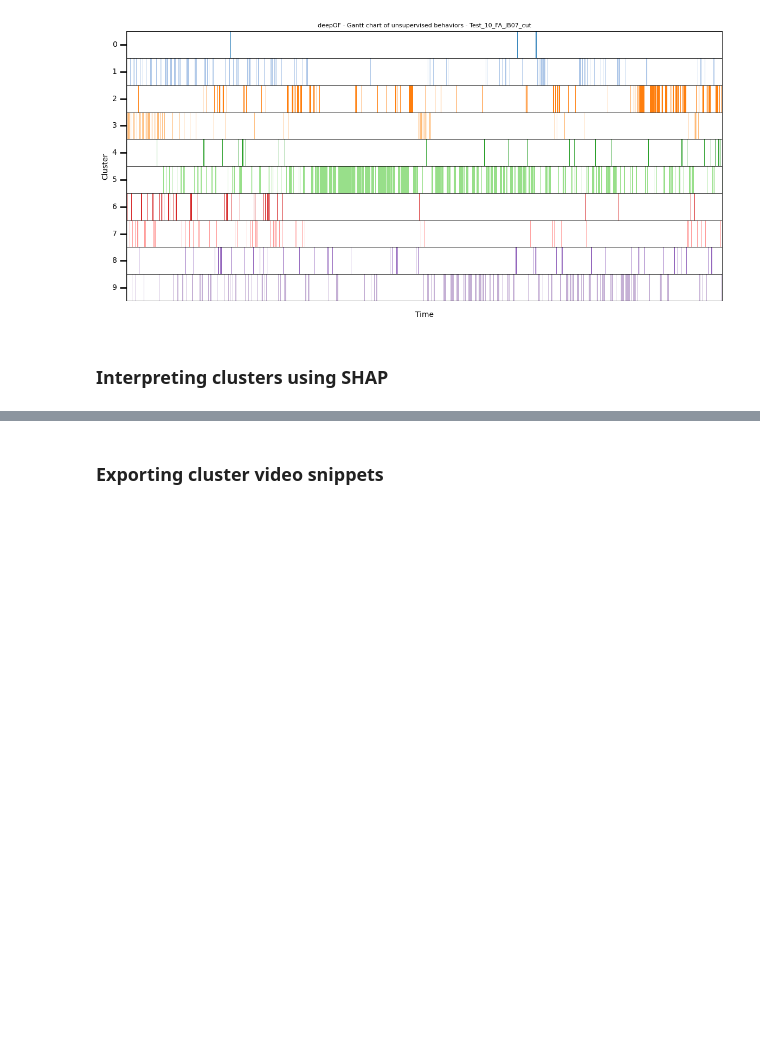
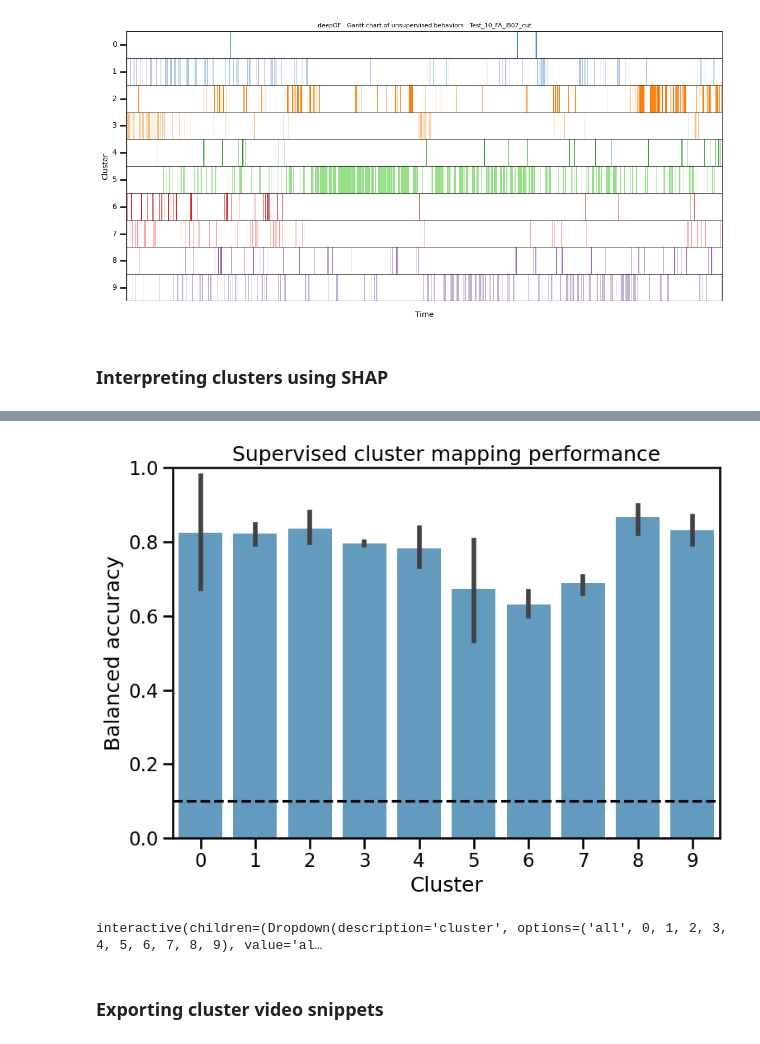
Before and after one commit to mlfpm/deepof, a Jupyter notebook: docs/source/tutorial_notebooks/deepof_unsupervised_tutorial.ipynb, the cells around one changed output, grey strips where cells are left out. Cells and saved outputs as stored; diff of their text form; code cells hidden in the pictures; blank space fills up the shorter version.

```diff
--- a/docs/source/tutorial_notebooks/deepof_unsupervised_tutorial.ipynb
+++ b/docs/source/tutorial_notebooks/deepof_unsupervised_tutorial.ipynb
@@ -483,0 +414,15 @@ interactive(children=(Dropdown(description='cluster', options=('all', 0, 1, 2, 3
+# %%
+plt.figure(figsize=(8, 6))
+sns.set_context("talk")
+
+deepof.visuals.plot_cluster_detection_performance(
+    my_deepof_project,
+    csds_chunk_stats,
+    cluster_gbm_performance,
+    hard_counts,
+    groups,
+    visualization="balanced_accuracy",
+    save=False,
+)
+# %% [output]
+[figure, added]
@@ -484,2 +433,27 @@ interactive(children=(Dropdown(description='cluster', options=('all', 0, 1, 2, 3
+# %%
+from matplotlib import colors as plt_colors
+from ipywidgets import interact
+import copy
+import numpy as np
+
+# Plot swarm plots per cluster
+@interact()
+def plot_shap_swarm_per_cluster(
+    cluster=["all"] + list(range(10)), save=False,
+):
+
+    deepof.visuals.plot_shap_swarm_per_cluster(
+        my_deepof_project,
+        data_to_explain,
+        shap_values, cluster,
+        save=save,
+        show=False,
+    )
+
+    plt.legend(loc="lower right")
+    plt.tight_layout()
+    plt.show()
+# %% [output]
+interactive(children=(Dropdown(description='cluster', options=('all', 0, 1, 2, 3, 4, 5, 6, 7, 8, 9), value='al…
 # %% [markdown]
 ### Exporting cluster video snippets
```
Also changed, not shown: parts of 28 cells of this notebook, 3 other files.
